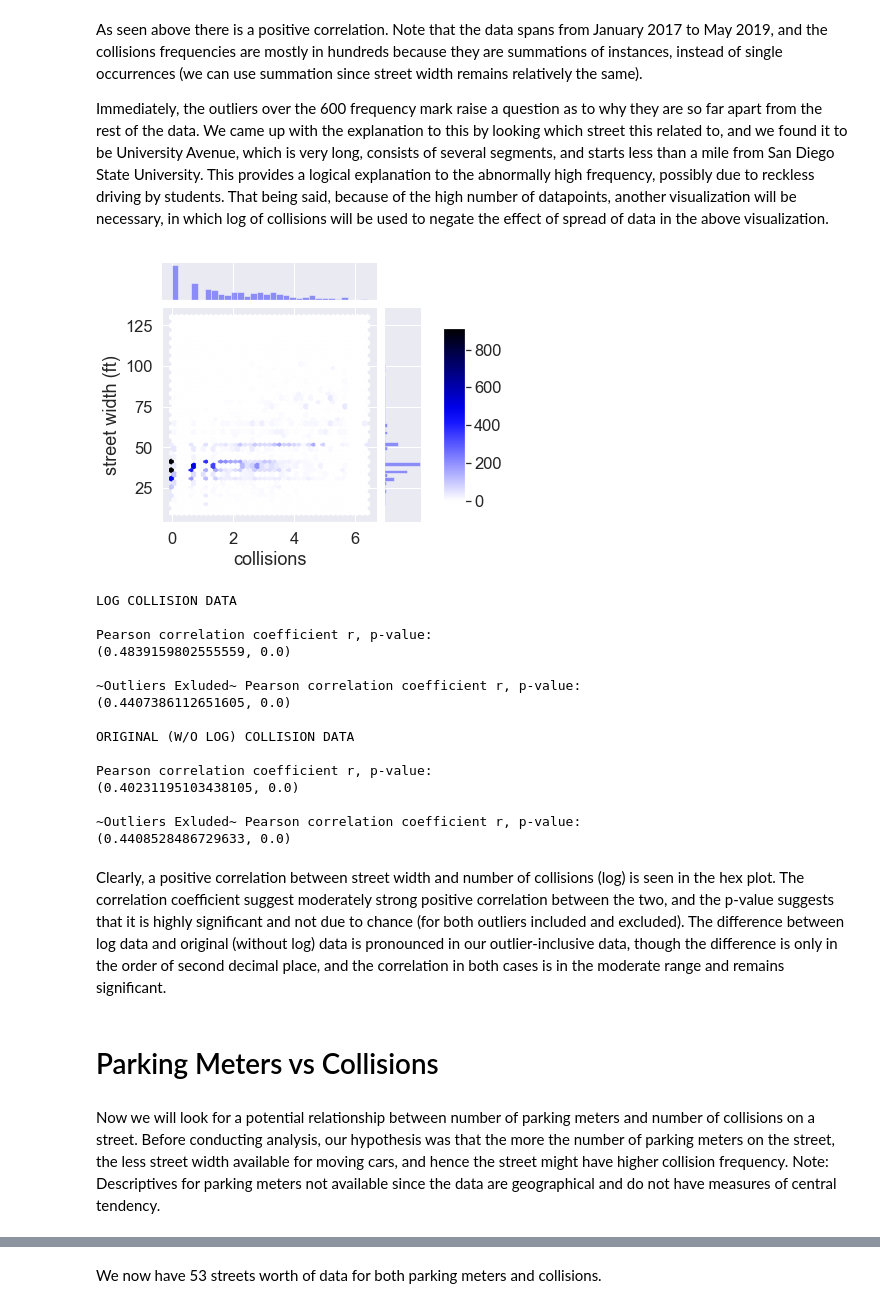
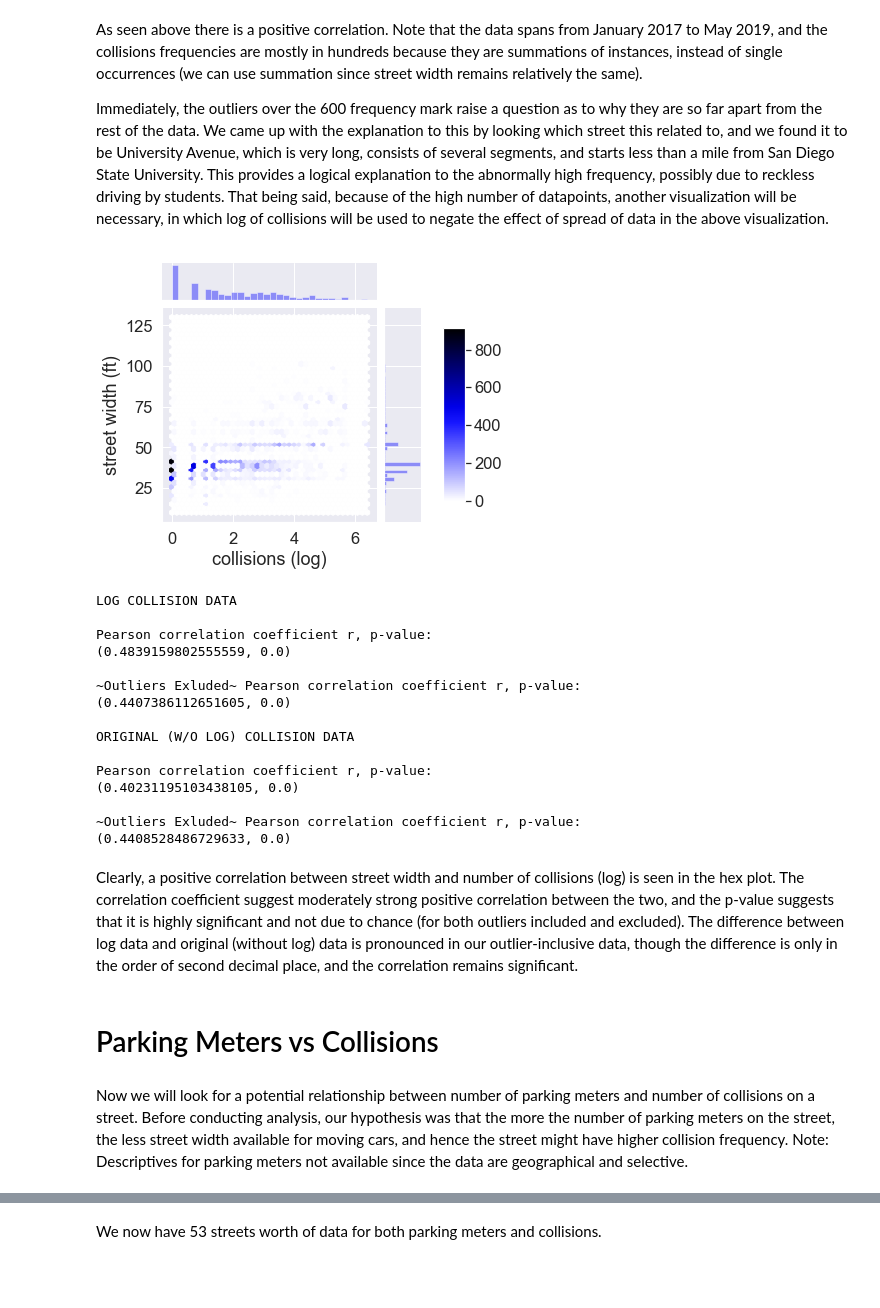
Before and after one commit to rileyfroehlich/COGS-108-Final-Project, a Jupyter notebook: Final_Project.ipynb, the cells around one changed output, grey strips where cells are left out. Drawn from its saved outputs; the diff is of its cells as text; code cells hidden in the pictures; blank space fills up the shorter version.

```diff
--- a/Final_Project.ipynb
+++ b/Final_Project.ipynb
@@ -337,42 +336,42 @@ df_index_collisions_copy = df_index_collisions.copy()
 df_index_collisions_no_outliers_copy = df_index_collisions_no_outliers.copy()
 
 # take log of collisions column
-df_index_collisions_copy['collisions'] = (np.log
+df_index_collisions_copy['collisions (log)'] = (np.log
     (df_index_collisions_copy['collisions']))
 
-df_index_collisions_no_outliers_copy['collisions'] = (np.log
+df_index_collisions_no_outliers_copy['collisions (log)'] = (np.log
     (df_index_collisions_no_outliers_copy['collisions']))
 
 # create hex plot for log data
 sns.set(font_scale=1.5)
 sns.set_style("darkgrid")
-hexplot = sns.jointplot(x="collisions", y="street width (ft)",
+hexplot = sns.jointplot(x="collisions (log)", y="street width (ft)",
                         data=df_index_collisions_copy, kind="hex",
                         color = "blue")
 
 plt.subplots_adjust(left=0.2, right=0.8, top=0.8, bottom=0.2)
 cbar_ax = hexplot.fig.add_axes([.85, .25, .05, .4])
 plt.colorbar(cax=cbar_ax)
 plt.show()
 
 # Find correlation coefficient and significance for both log and original data
 print('\n'+ 'LOG COLLISION DATA' + '\n')
 print("Pearson correlation coefficient r, p-value:")
-print(pearsonr(list(df_index_collisions_copy['collisions']),
+print(pearsonr(list(df_index_collisions_copy['collisions (log)']),
                list(df_index_collisions_copy['street width (ft)'])))
 print('\n'+ "~Outliers Exluded~ Pearson correlation coefficient r, p-value:")
-print(pearsonr(list(df_index_collisions_no_outliers_copy['collisions']),
+print(pearsonr(list(df_index_collisions_no_outliers_copy['collisions (log)']),
                list(df_index_collisions_no_outliers_copy['street width (ft)'])))
 
 print('\n'+ 'ORIGINAL (W/O LOG) COLLISION DATA' + '\n')
 print("Pearson correlation coefficient r, p-value:")
 print(pearsonr(list(df_index_collisions['collisions']),
                list(df_index_collisions['street width (ft)'])))
 print('\n'+ "~Outliers Exluded~ Pearson correlation coefficient r, p-value:")
 print(pearsonr(list(df_index_collisions_no_outliers['collisions']),
                list(df_index_collisions_no_outliers['street width (ft)'])))
 # %% [output]
-[figure, old version]
+[figure, new version]
 LOG COLLISION DATA
 
 Pearson correlation coefficient r, p-value:
@@ -389,11 +388,11 @@ Pearson correlation coefficient r, p-value:
 ~Outliers Exluded~ Pearson correlation coefficient r, p-value:
 (0.4408528486729633, 0.0)
 # %% [markdown]
-Clearly, a positive correlation between street width and number of collisions (log) is seen in the hex plot. The correlation coefficient suggest moderately strong positive correlation between the two, and the p-value suggests that it is highly significant and not due to chance (for both outliers included and excluded). The difference between log data and original (without log) data is pronounced in our outlier-inclusive data, though the difference is only in the order of second decimal place, and the correlation in both cases is in the moderate range and remains significant.
+Clearly, a positive correlation between street width and number of collisions (log) is seen in the hex plot. The correlation coefficient suggest moderately strong positive correlation between the two, and the p-value suggests that it is highly significant and not due to chance (for both outliers included and excluded). The difference between log data and original (without log) data is pronounced in our outlier-inclusive data, though the difference is only in the order of second decimal place, and the correlation remains significant.
 # %% [markdown]
 # Parking Meters vs Collisions
 # %% [markdown]
-Now we will look for a potential relationship between number of parking meters and number of collisions on a street. Before conducting analysis, our hypothesis was that the more the number of parking meters on the street, the less street width available for moving cars, and hence the street might have higher collision frequency. Note: Descriptives for parking meters not available since the data are geographical and do not have measures of central tendency.
+Now we will look for a potential relationship between number of parking meters and number of collisions on a street. Before conducting analysis, our hypothesis was that the more the number of parking meters on the street, the less street width available for moving cars, and hence the street might have higher collision frequency. Note: Descriptives for parking meters not available since the data are geographical and selective.
 # %%
 # map streets to number of parking meters
 num_meters = {}
```
Also changed, not shown: parts of 10 cells of this notebook.
